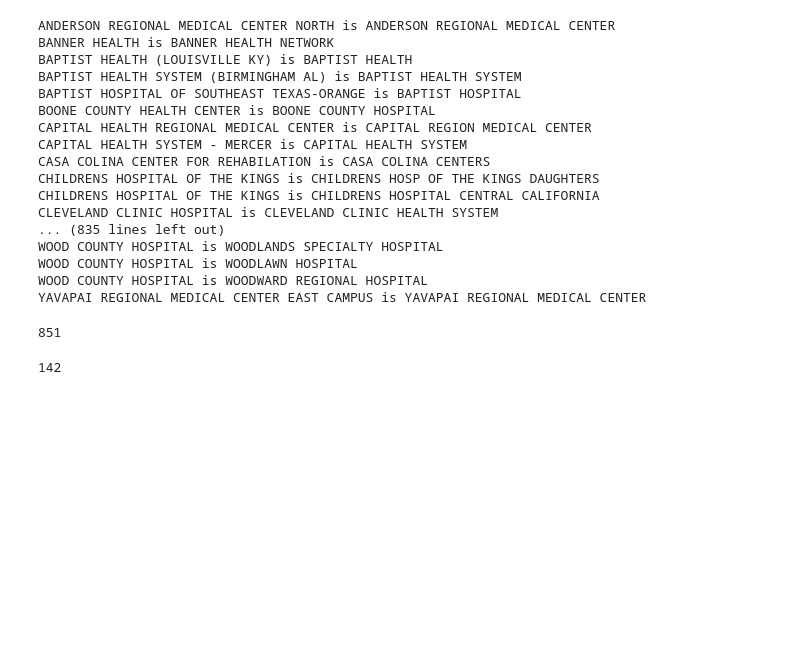
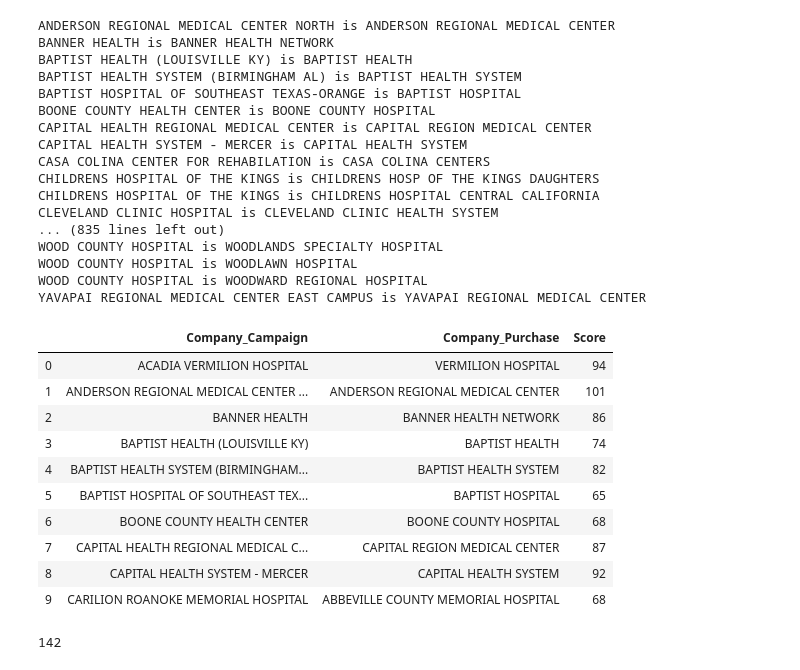
Before and after one commit to AMADataLabs/Core, a Jupyter notebook: Sandbox/Marketing/users_who_clicked.ipynb, the cells around one changed output. Cells and saved outputs as stored; diff of their text form; code cells hidden in the pictures; blank space fills up the shorter version.

Commit message:
Some marketing attribution analysis and scorecard automation work
Former-commit-id: f19b95bb7c7fa263182b66b016c5a1f5a1dff797

```diff
--- a/Sandbox/Marketing/users_who_clicked.ipynb
+++ b/Sandbox/Marketing/users_who_clicked.ipynb
@@ -251,6 +251,6 @@ pd.DataFrame(dictlist).sort_values('Score',ascending=False)
 | 7097 | COMMUNITY HEALTH SYSTEMS (CHS) | CHS | 28 |
 22620 rows × 3 columns
 # %%
-match = pd.read_csv('../../../Data/Martketing/company_matches.csv')
+match = pd.read_csv('../../../Data/Martketing/company_matches_2.csv')
 # %%
 count =0
@@ -279,7 +283,3 @@ WOOD COUNTY HOSPITAL is WOODLANDS SPECIALTY HOSPITAL
 WOOD COUNTY HOSPITAL is WOODLAWN HOSPITAL
 WOOD COUNTY HOSPITAL is WOODWARD REGIONAL HOSPITAL
 YAVAPAI REGIONAL MEDICAL CENTER EAST CAMPUS is YAVAPAI REGIONAL MEDICAL CENTER
-# %%
-count
-# %% [output]
-851
@@ -286,3 +288,17 @@ count
+# %%
+match.head(10)
+# %% [output]
+|  | Company_Campaign | Company_Purchase | Score |
+| 0 | ACADIA VERMILION HOSPITAL | VERMILION HOSPITAL | 94 |
+| 1 | ANDERSON REGIONAL MEDICAL CENTER ... | ANDERSON REGIONAL MEDICAL CENTER | 101 |
+| 2 | BANNER HEALTH | BANNER HEALTH NETWORK | 86 |
+| 3 | BAPTIST HEALTH (LOUISVILLE KY) | BAPTIST HEALTH | 74 |
+| 4 | BAPTIST HEALTH SYSTEM (BIRMINGHAM... | BAPTIST HEALTH SYSTEM | 82 |
+| 5 | BAPTIST HOSPITAL OF SOUTHEAST TEX... | BAPTIST HOSPITAL | 65 |
+| 6 | BOONE COUNTY HEALTH CENTER | BOONE COUNTY HOSPITAL | 68 |
+| 7 | CAPITAL HEALTH REGIONAL MEDICAL C... | CAPITAL REGION MEDICAL CENTER | 87 |
+| 8 | CAPITAL HEALTH SYSTEM - MERCER | CAPITAL HEALTH SYSTEM | 92 |
+| 9 | CARILION ROANOKE MEMORIAL HOSPITAL | ABBEVILLE COUNTY MEMORIAL HOSPITAL | 68 |
 # %%
 len(user)
 # %% [output]
```
Also changed, not shown: parts of 3 cells of this notebook, 3 other files.
